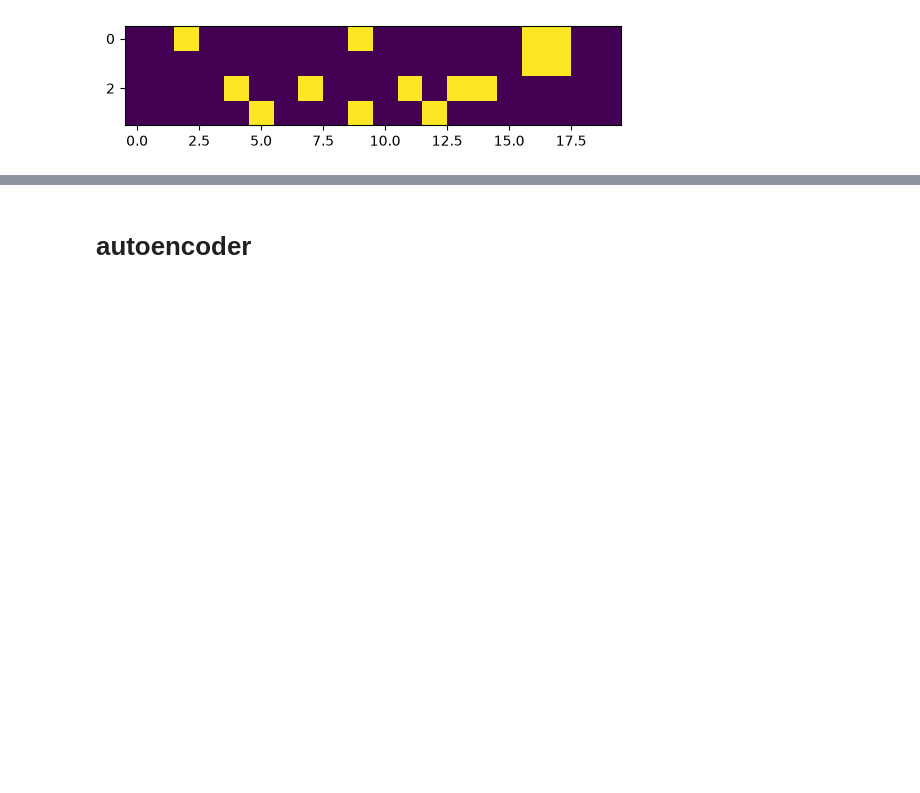
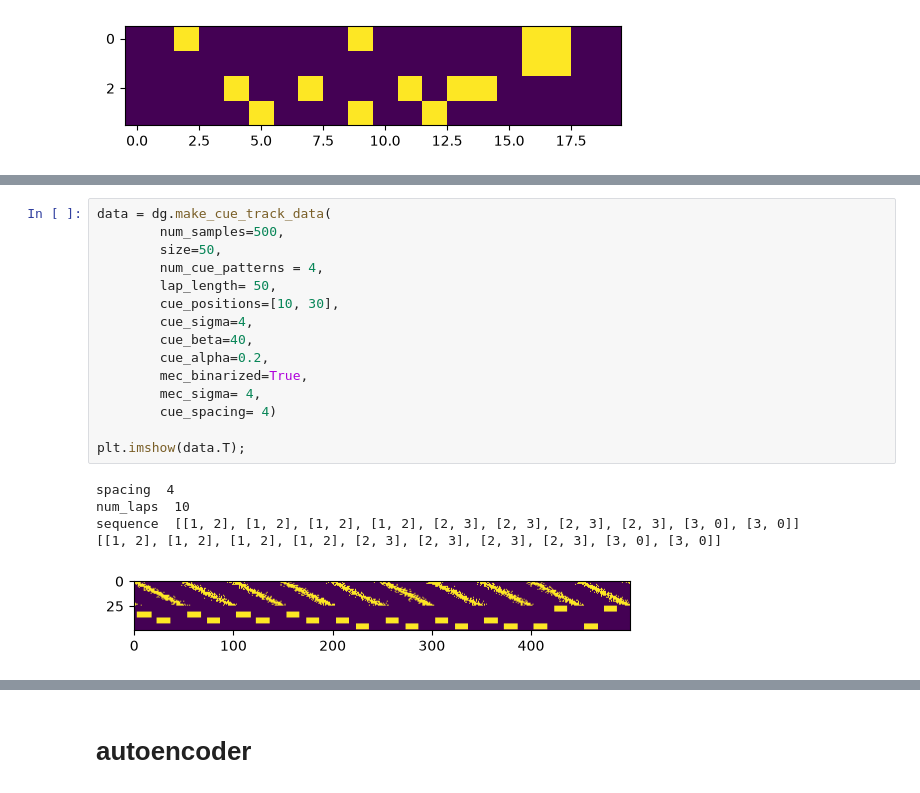
Before and after one commit to iKiru-hub/kam, a Jupyter notebook: src/notebooks/lab_check_data.ipynb, the cells around one changed output, grey strips where cells are left out. Saved outputs shown, nothing was run; the diff lists cells and outputs as text; blank space fills up the shorter version.

Commit message:
track exp

```diff
--- a/src/notebooks/lab_check_data.ipynb
+++ b/src/notebooks/lab_check_data.ipynb
@@ -157,0 +182,21 @@ plt.show()
+# %%
+data = dg.make_cue_track_data(
+        num_samples=500,
+        size=50,
+        num_cue_patterns = 4,
+        lap_length= 50,
+        cue_positions=[10, 30],
+        cue_sigma=4,
+        cue_beta=40,
+        cue_alpha=0.2,
+        mec_binarized=True,
+        mec_sigma= 4,
+        cue_spacing= 4)
+
+plt.imshow(data.T);
+# %% [output]
+spacing  4
+num_laps  10
+sequence  [[1, 2], [1, 2], [1, 2], [1, 2], [2, 3], [2, 3], [2, 3], [2, 3], [3, 0], [3, 0]]
+[[1, 2], [1, 2], [1, 2], [1, 2], [2, 3], [2, 3], [2, 3], [2, 3], [3, 0], [3, 0]]
+[figure, added]
```
Also changed, not shown: parts of 14 cells of this notebook, 39 other files.
